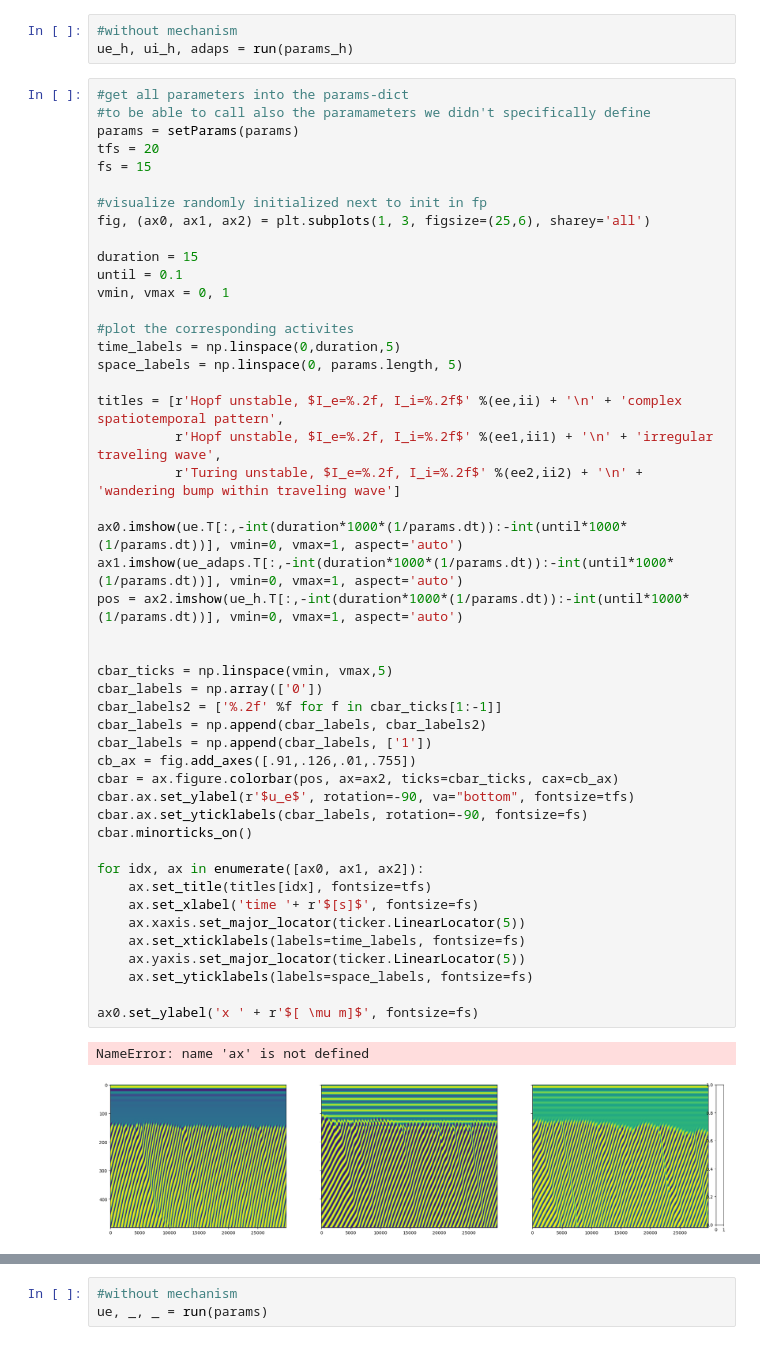
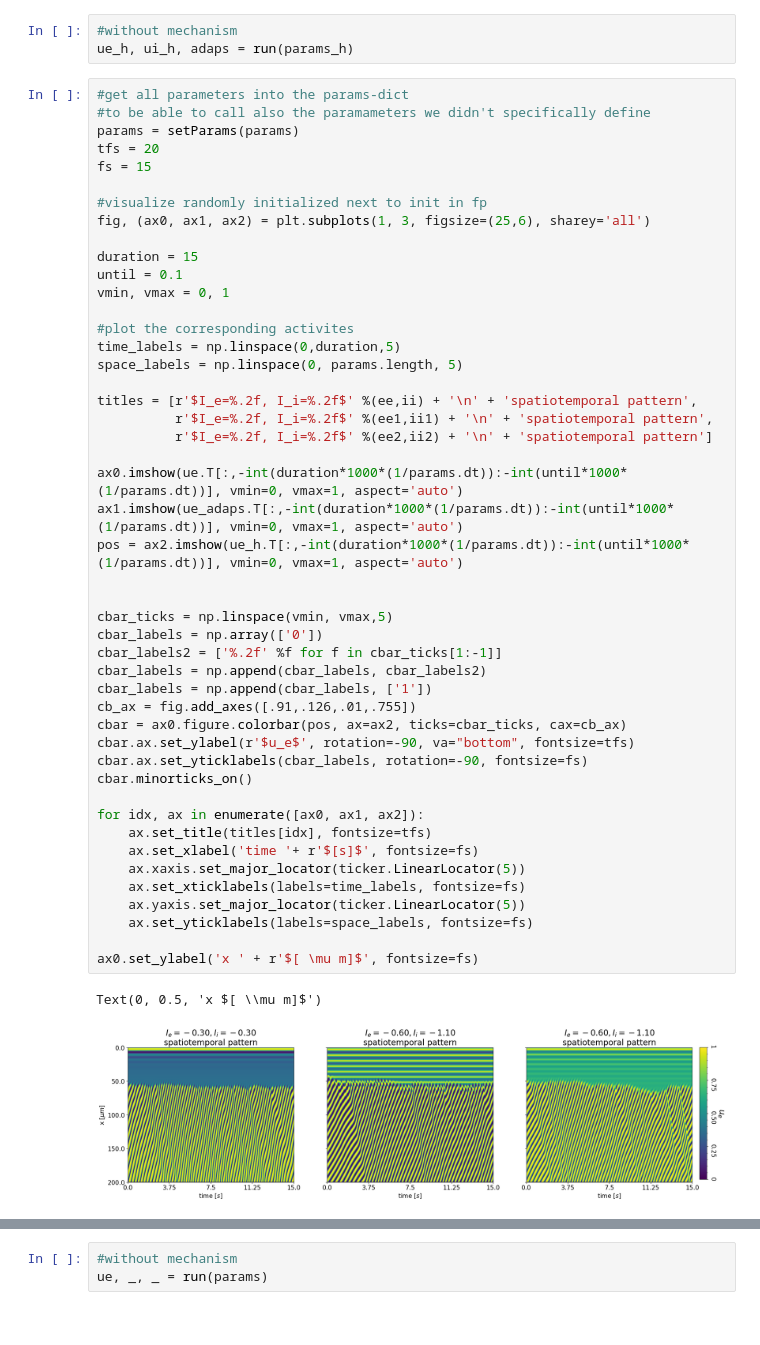
Before and after one commit to ronja-roevardotter/gradient-model, a Jupyter notebook: notebooks/test_initialisation.ipynb, the cells around one changed output, grey strips where cells are left out. Saved outputs shown, nothing was run; the diff lists cells and outputs as text.

```diff
--- a/notebooks/test_initialisation.ipynb
+++ b/notebooks/test_initialisation.ipynb
@@ -87,36 +89,36 @@ vmin, vmax = 0, 1
 #plot the corresponding activites
 time_labels = np.linspace(0,duration,5)
 space_labels = np.linspace(0, params.length, 5)
 
-titles = [r'Hopf unstable, $I_e=%.2f, I_i=%.2f$' %(ee,ii) + '\n' + 'complex spatiotemporal pattern',
-          r'Hopf unstable, $I_e=%.2f, I_i=%.2f$' %(ee1,ii1) + '\n' + 'irregular traveling wave',
-          r'Turing unstable, $I_e=%.2f, I_i=%.2f$' %(ee2,ii2) + '\n' + 'wandering bump within traveling wave']
+titles = [r'$I_e=%.2f, I_i=%.2f$' %(ee,ii) + '\n' + 'spatiotemporal pattern',
+          r'$I_e=%.2f, I_i=%.2f$' %(ee1,ii1) + '\n' + 'spatiotemporal pattern',
+          r'$I_e=%.2f, I_i=%.2f$' %(ee2,ii2) + '\n' + 'spatiotemporal pattern']
 
 ax0.imshow(ue.T[:,-int(duration*1000*(1/params.dt)):-int(until*1000*(1/params.dt))], vmin=0, vmax=1, aspect='auto')
 ax1.imshow(ue_adaps.T[:,-int(duration*1000*(1/params.dt)):-int(until*1000*(1/params.dt))], vmin=0, vmax=1, aspect='auto')
 pos = ax2.imshow(ue_h.T[:,-int(duration*1000*(1/params.dt)):-int(until*1000*(1/params.dt))], vmin=0, vmax=1, aspect='auto')
 
 
 cbar_ticks = np.linspace(vmin, vmax,5)
 cbar_labels = np.array(['0'])
 cbar_labels2 = ['%.2f' %f for f in cbar_ticks[1:-1]]
 cbar_labels = np.append(cbar_labels, cbar_labels2)
 cbar_labels = np.append(cbar_labels, ['1'])
 cb_ax = fig.add_axes([.91,.126,.01,.755])
-cbar = ax.figure.colorbar(pos, ax=ax2, ticks=cbar_ticks, cax=cb_ax)
+cbar = ax0.figure.colorbar(pos, ax=ax2, ticks=cbar_ticks, cax=cb_ax)
 cbar.ax.set_ylabel(r'$u_e$', rotation=-90, va="bottom", fontsize=tfs)
 cbar.ax.set_yticklabels(cbar_labels, rotation=-90, fontsize=fs)
 cbar.minorticks_on()
 
 for idx, ax in enumerate([ax0, ax1, ax2]):
     ax.set_title(titles[idx], fontsize=tfs)
     ax.set_xlabel('time '+ r'$[s]$', fontsize=fs)
     ax.xaxis.set_major_locator(ticker.LinearLocator(5))
     ax.set_xticklabels(labels=time_labels, fontsize=fs)
     ax.yaxis.set_major_locator(ticker.LinearLocator(5))
     ax.set_yticklabels(labels=space_labels, fontsize=fs)
 
 ax0.set_ylabel('x ' + r'$[ \mu m]$', fontsize=fs)
 # %% [output]
-NameError: name 'ax' is not defined
+Text(0, 0.5, 'x $[ \\mu m]$')
-[figure, old version]
+[figure, new version]
```
Also changed, not shown: parts of 4 cells of this notebook, 1 other file.
